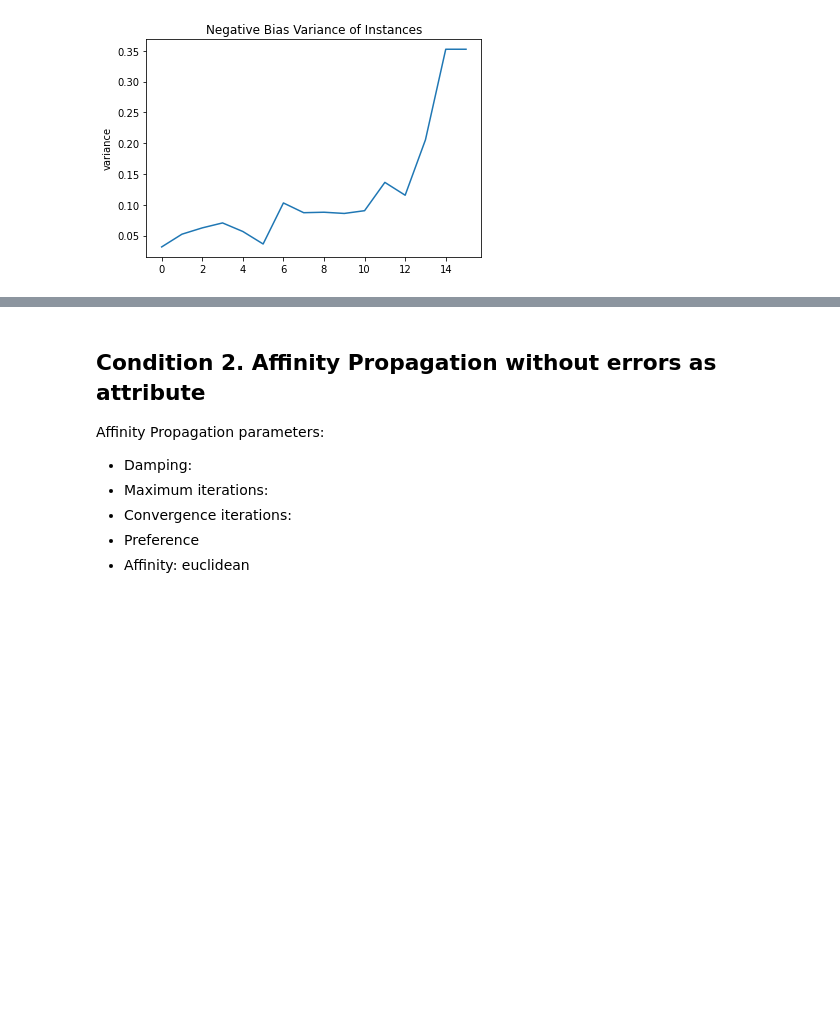
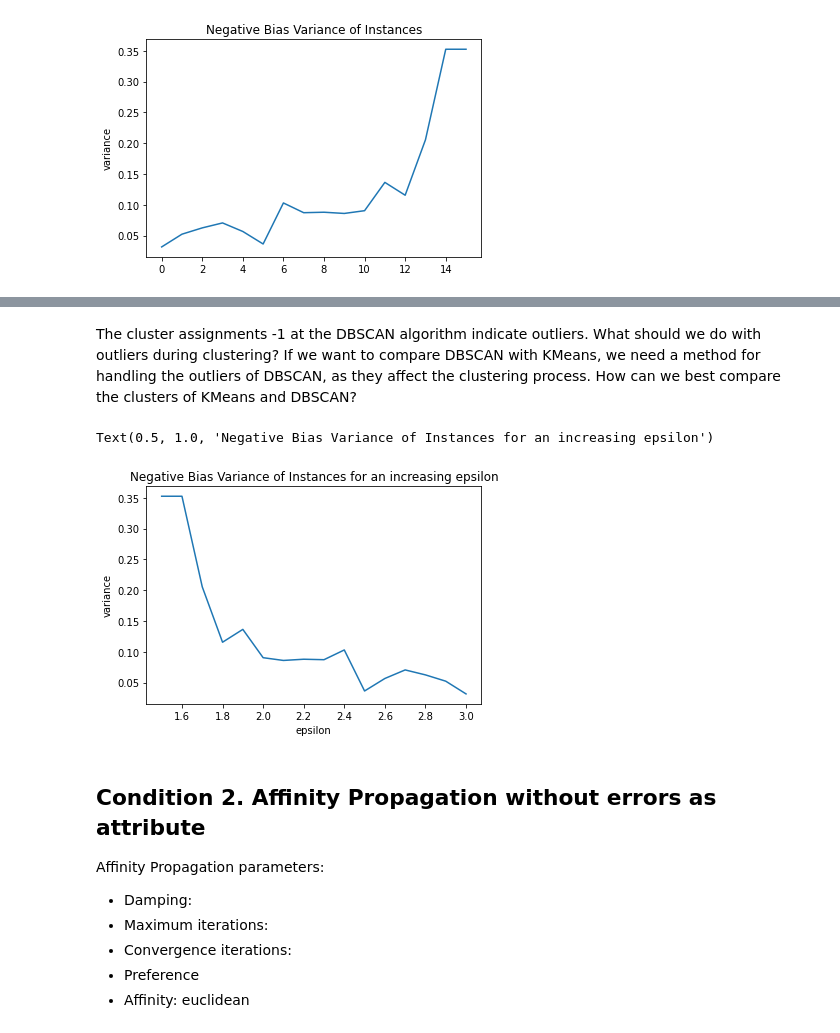
Before and after one commit to Sm2468/msc_thesis, a Jupyter notebook: Pipeline/6_baselines.ipynb, the cells around one changed output, grey strips where cells are left out. Saved outputs shown, nothing was run; the diff lists cells and outputs as text; code cells hidden in the pictures; blank space fills up the shorter version.

Commit message:
dbscan outliers

```diff
--- a/Pipeline/6_baselines.ipynb
+++ b/Pipeline/6_baselines.ipynb
@@ -94,3 +148,16 @@ Text(0.5, 1.0, 'Negative Bias Variance of Instances')
+# %% [markdown]
+The cluster assignments -1 at the DBSCAN algorithm indicate outliers. What should we do with outliers during clustering? If we want to compare DBSCAN with KMeans, we need a method for handling the outliers of DBSCAN, as they affect the clustering process.
+How can we best compare the clusters of KMeans and DBSCAN?
+# %%
+variance_df = pd.DataFrame(var_list).rename(columns={0:"variance"})
+variance_df["epsilon"] = pd.DataFrame(np.arange(3.0, 1.3, -0.1))
+# display(variance_df)
+
+# X-axis = number of clusters
+sns.lineplot(data=variance_df, x="epsilon", y="variance", legend='auto').set_title('Relationship between Negative Bias Variance and epsilon')
+# %% [output]
+Text(0.5, 1.0, 'Negative Bias Variance of Instances for an increasing epsilon')
+[figure, added]
 # %% [markdown]
 ## Condition 2. Affinity Propagation without errors as attribute
 
```
Also changed, not shown: parts of 8 cells of this notebook.
